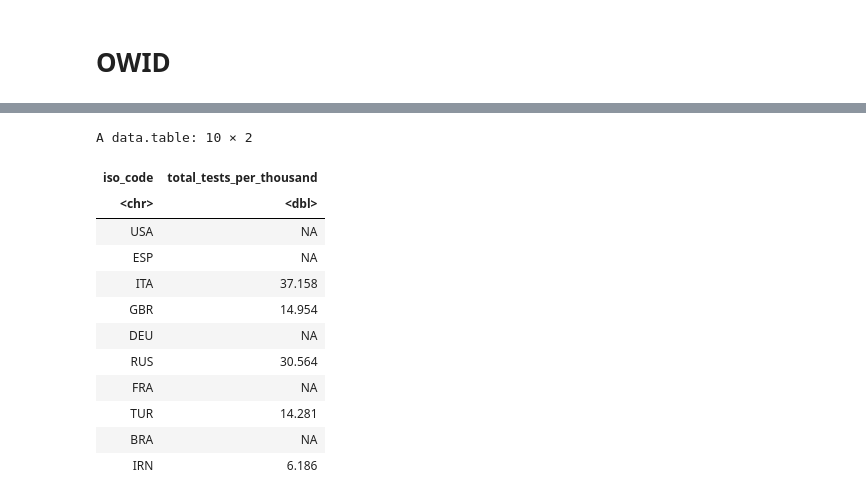
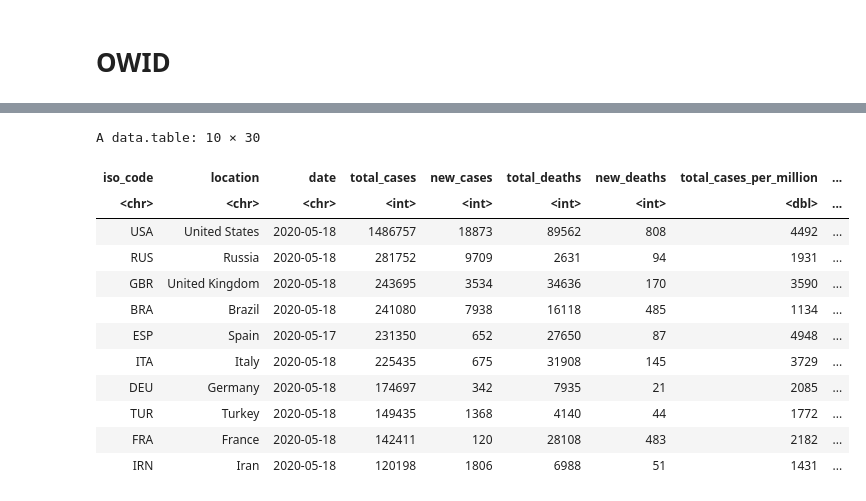
Before and after one commit to apoorvalal/covidviz, a Jupyter notebook: cross_country_comparisons.ipynb, the cells around one changed output, grey strips where cells are left out. Drawn from its saved outputs; the diff is of its cells as text; code cells hidden in the pictures.

```diff
--- a/cross_country_comparisons.ipynb
+++ b/cross_country_comparisons.ipynb
@@ -283,16 +261,0 @@ A data.table: 10 × 17
-# %%
-t10[, .(iso_code, total_tests_per_thousand)]
-# %% [output]
-A data.table: 10 × 2
-| iso_code | total_tests_per_thousand |
-| <chr> | <dbl> |
-| USA | NA |
-| ESP | NA |
-| ITA | 37.158 |
-| GBR | 14.954 |
-| DEU | NA |
-| RUS | 30.564 |
-| FRA | NA |
-| TUR | 14.281 |
-| BRA | NA |
-| IRN | 6.186 |
@@ -299,3 +264,23 @@ A data.table: 10 × 2
+# %%
+all_countries_xs = owid[location!="World"][
+    order(-d)][
+    , .SD[1], by = .(iso_code)]
+(t10 = all_countries_xs[order(-total_cases)][1:10])
+#  [order(-total_cases)][1:10])
+# %% [output]
+A data.table: 10 × 30
+| iso_code | location | date | total_cases | new_cases | total_deaths | new_deaths | total_cases_per_million | ... |
+| <chr> | <chr> | <chr> | <int> | <int> | <int> | <int> | <dbl> | ... |
+| USA | United States | 2020-05-18 | 1486757 | 18873 | 89562 | 808 | 4492 | ... |
+| RUS | Russia | 2020-05-18 | 281752 | 9709 | 2631 | 94 | 1931 | ... |
+| GBR | United Kingdom | 2020-05-18 | 243695 | 3534 | 34636 | 170 | 3590 | ... |
+| BRA | Brazil | 2020-05-18 | 241080 | 7938 | 16118 | 485 | 1134 | ... |
+| ESP | Spain | 2020-05-17 | 231350 | 652 | 27650 | 87 | 4948 | ... |
+| ITA | Italy | 2020-05-18 | 225435 | 675 | 31908 | 145 | 3729 | ... |
+| DEU | Germany | 2020-05-18 | 174697 | 342 | 7935 | 21 | 2085 | ... |
+| TUR | Turkey | 2020-05-18 | 149435 | 1368 | 4140 | 44 | 1772 | ... |
+| FRA | France | 2020-05-18 | 142411 | 120 | 28108 | 483 | 2182 | ... |
+| IRN | Iran | 2020-05-18 | 120198 | 1806 | 6988 | 51 | 1431 | ... |
 # %%
 owid_t10_subset = owid[location %in% t10$location]
 # %%
```
Also changed, not shown: parts of 19 cells of this notebook, 4 other files.
